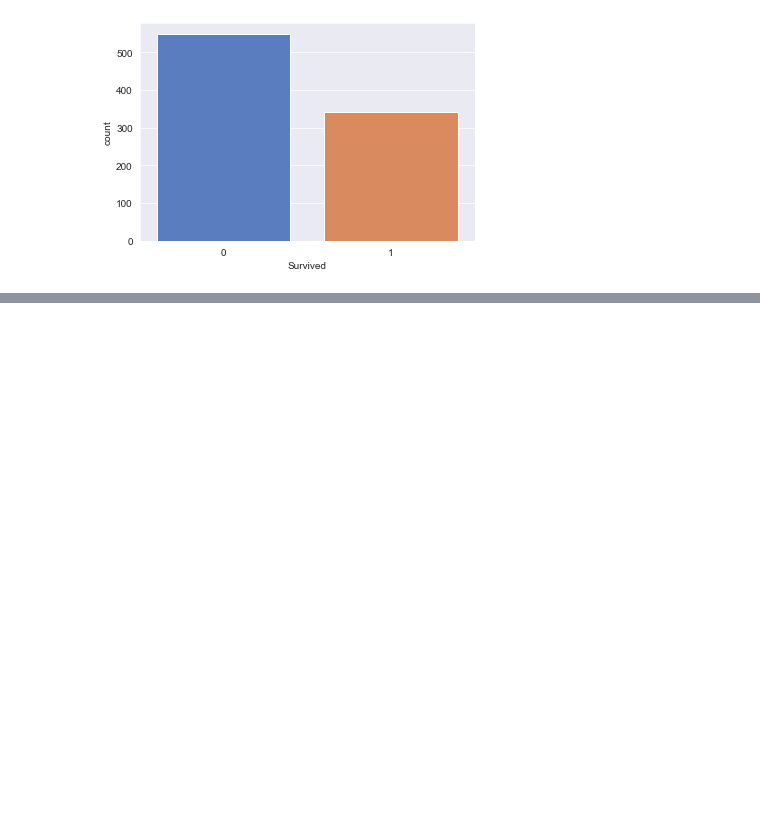
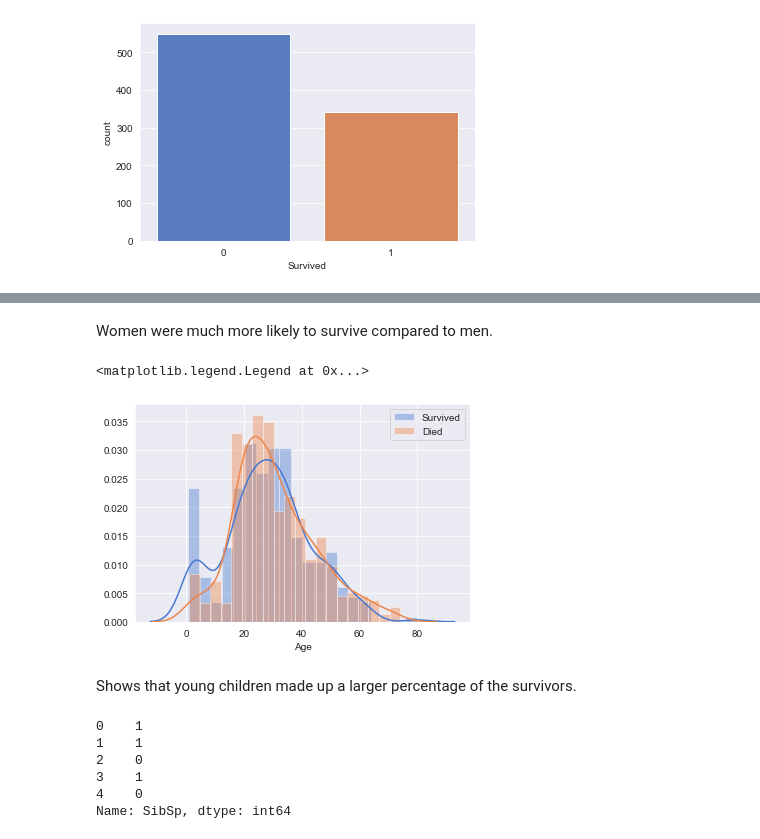
Before and after one commit to PeckJackson/kaggleProjects, a Jupyter notebook: Titanic/Untitled.ipynb, the cells around one changed output, grey strips where cells are left out. Cells and saved outputs as stored; diff of their text form; code cells hidden in the pictures; blank space fills up the shorter version.

```diff
--- a/Titanic/Untitled.ipynb
+++ b/Titanic/Untitled.ipynb
@@ -51,0 +67,24 @@ sns.countplot(df['Survived']) #1 = Survived, 0 did not.
+# %% [markdown]
+Women were much more likely to survive compared to men.
+# %%
+#To check if age had an effect of surival can break down the data into two sets and then plot historgrams.
+age_survived = df.loc[df['Survived']==1]['Age'].dropna()
+age_died = df.loc[df['Survived']==0]['Age'].dropna()
+
+sns.distplot(age_survived,bins=20,label='Survived')
+sns.distplot(age_died,bins=20,label='Died')
+plt.legend()
+# %% [output]
+<matplotlib.legend.Legend at 0x...>
+[figure, added]
+# %% [markdown]
+Shows that young children made up a larger percentage of the survivors.
+# %%
+df['SibSp'].head()
+# %% [output]
+0    1
+1    1
+2    0
+3    1
+4    0
+Name: SibSp, dtype: int64
```
Also changed, not shown: parts of 39 cells of this notebook.
